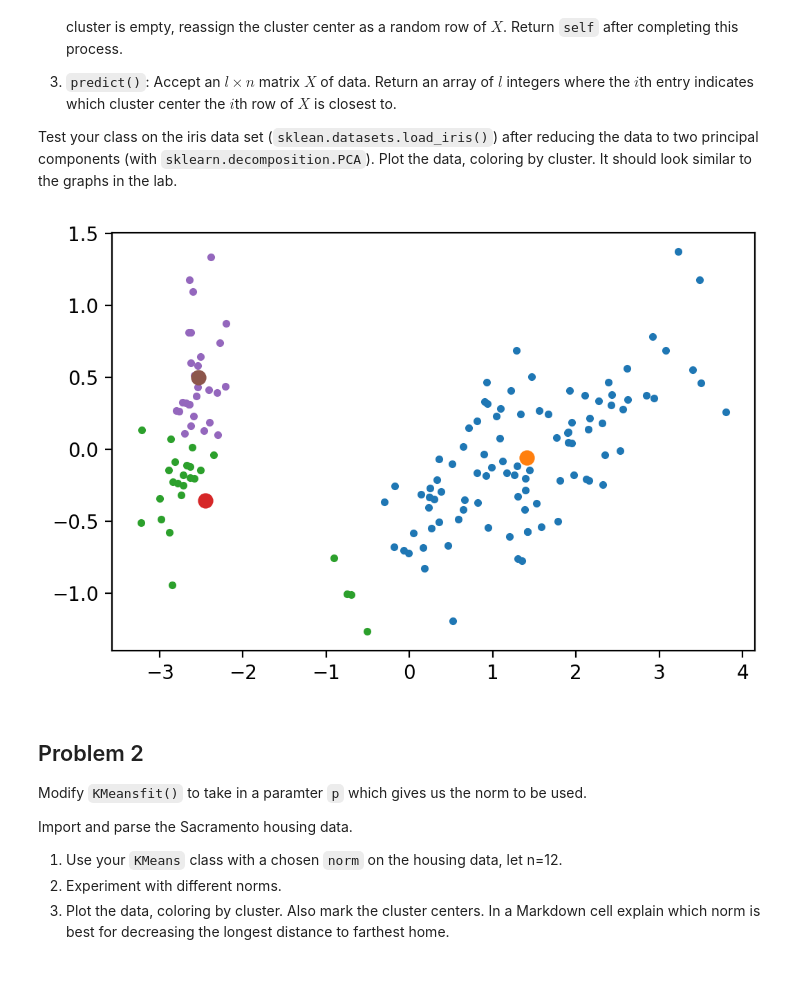
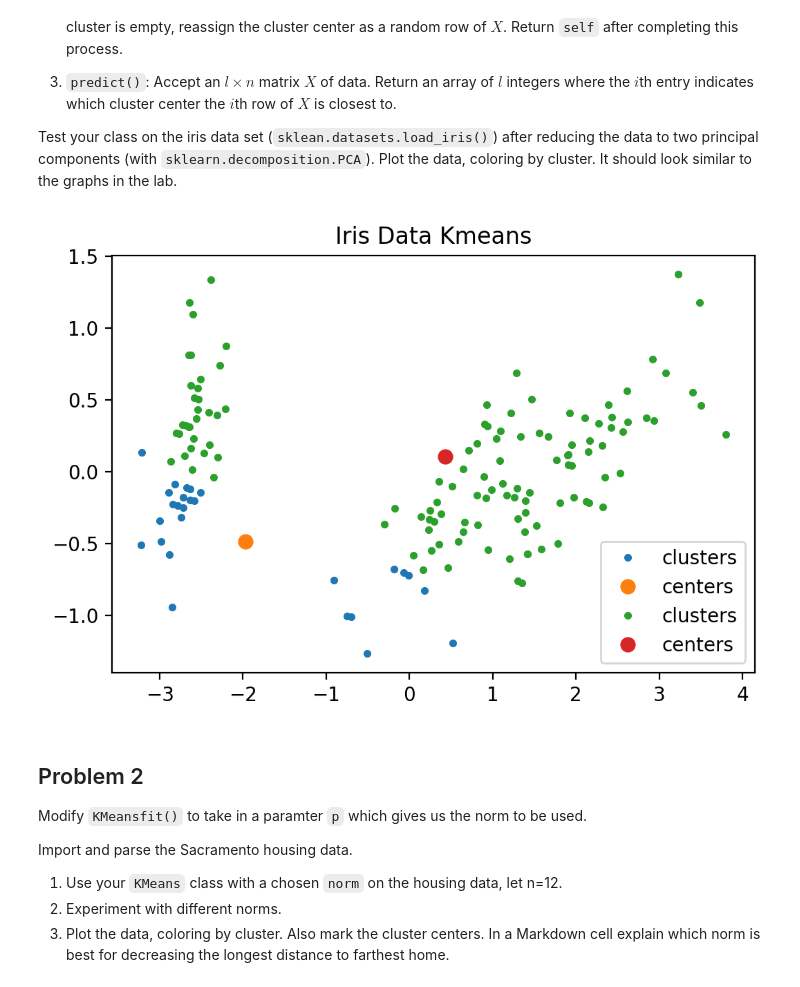
Before and after one commit to sophieggee/math-analysis-1, a Jupyter notebook: KMeans/kmeans_clustering.ipynb, the cells around one changed output. Saved outputs shown, nothing was run; the diff lists cells and outputs as text; code cells hidden in the pictures.

```diff
--- a/KMeans/kmeans_clustering.ipynb
+++ b/KMeans/kmeans_clustering.ipynb
@@ -129,17 +129,19 @@ from sklearn.datasets import load_iris
 iris = load_iris()
 iris_data = PCA(n_components=2).fit_transform(iris.data)
 # %%
-k_means = KMeans(3,100)
+k_means = KMeans(2,100)
 k_means.fit(iris_data)
 cluster = []
 for keys in k_means.centers_w_clusters:
     center = k_means.centers[keys]
     cluster = np.stack(k_means.centers_w_clusters[keys], axis=1)
-    plt.plot(cluster[0],cluster[1], '.')
-    plt.plot(center[0],center[1], '.', markersize=14)
+    plt.plot(cluster[0],cluster[1], '.', label = "clusters")
+    plt.plot(center[0],center[1], '.', markersize=14, label= "centers")
+    plt.legend()
+    plt.title("Iris Data Kmeans")
 plt.show()
 # %% [output]
-[figure, old version]
+[figure, new version]
 # %% [markdown]
 ## Problem 2
 
```
Also changed, not shown: parts of 2 cells of this notebook.
